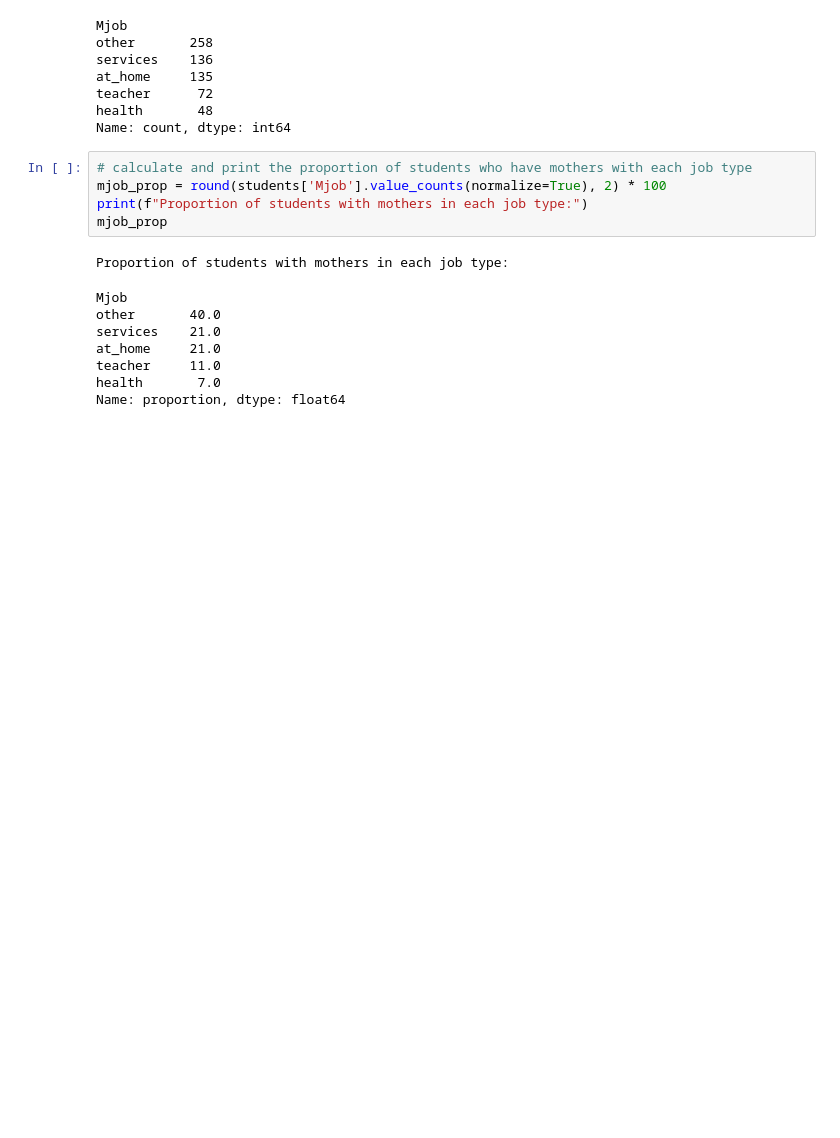
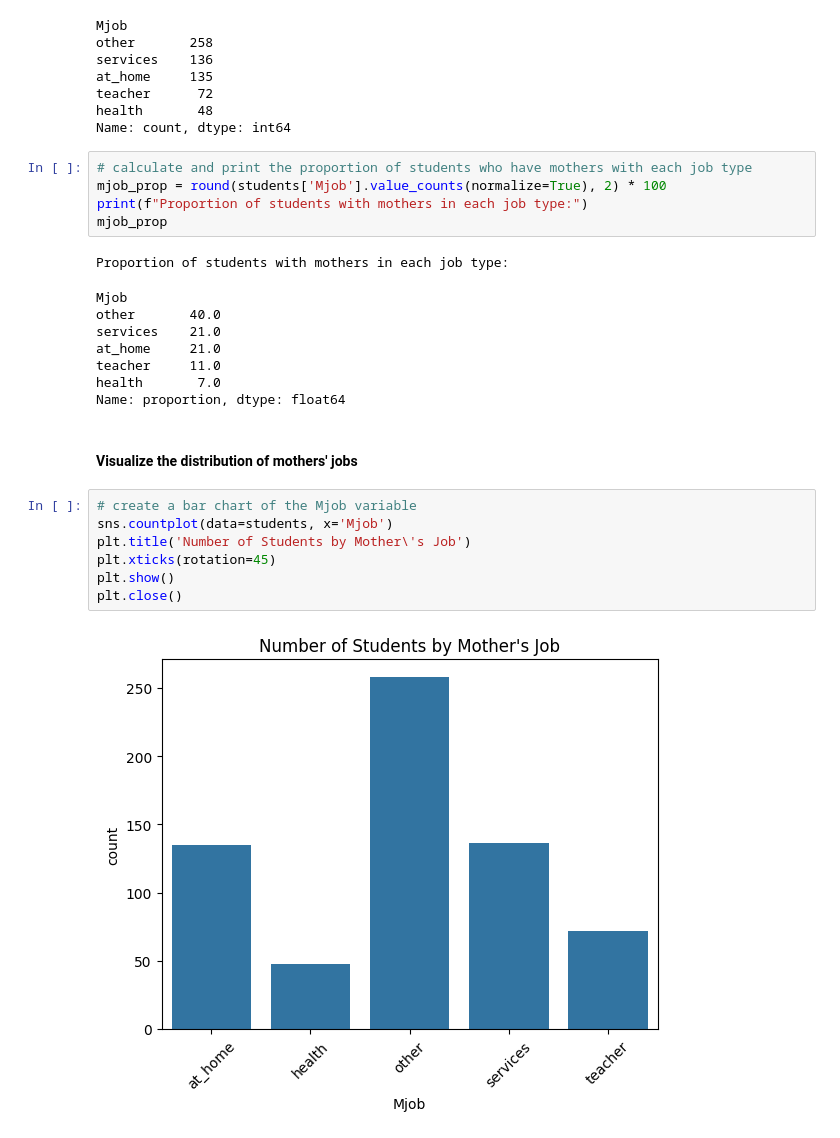
Before and after one commit to 7086600/exploring_student_data, a Jupyter notebook: exploring_student_data.ipynb, the cells around one changed output. Drawn from its saved outputs; the diff is of its cells as text; blank space fills up the shorter version.

```diff
--- a/exploring_student_data.ipynb
+++ b/exploring_student_data.ipynb
@@ -149,3 +149,14 @@ at_home     21.0
 teacher     11.0
 health       7.0
 Name: proportion, dtype: float64
+# %% [markdown]
+#### Visualize the distribution of mothers' jobs
+# %%
+# create a bar chart of the Mjob variable
+sns.countplot(data=students, x='Mjob')
+plt.title('Number of Students by Mother\'s Job')
+plt.xticks(rotation=45)
+plt.show()
+plt.close()
+# %% [output]
+[figure, added]
```
Also changed, not shown: parts of 1 cell of this notebook.
